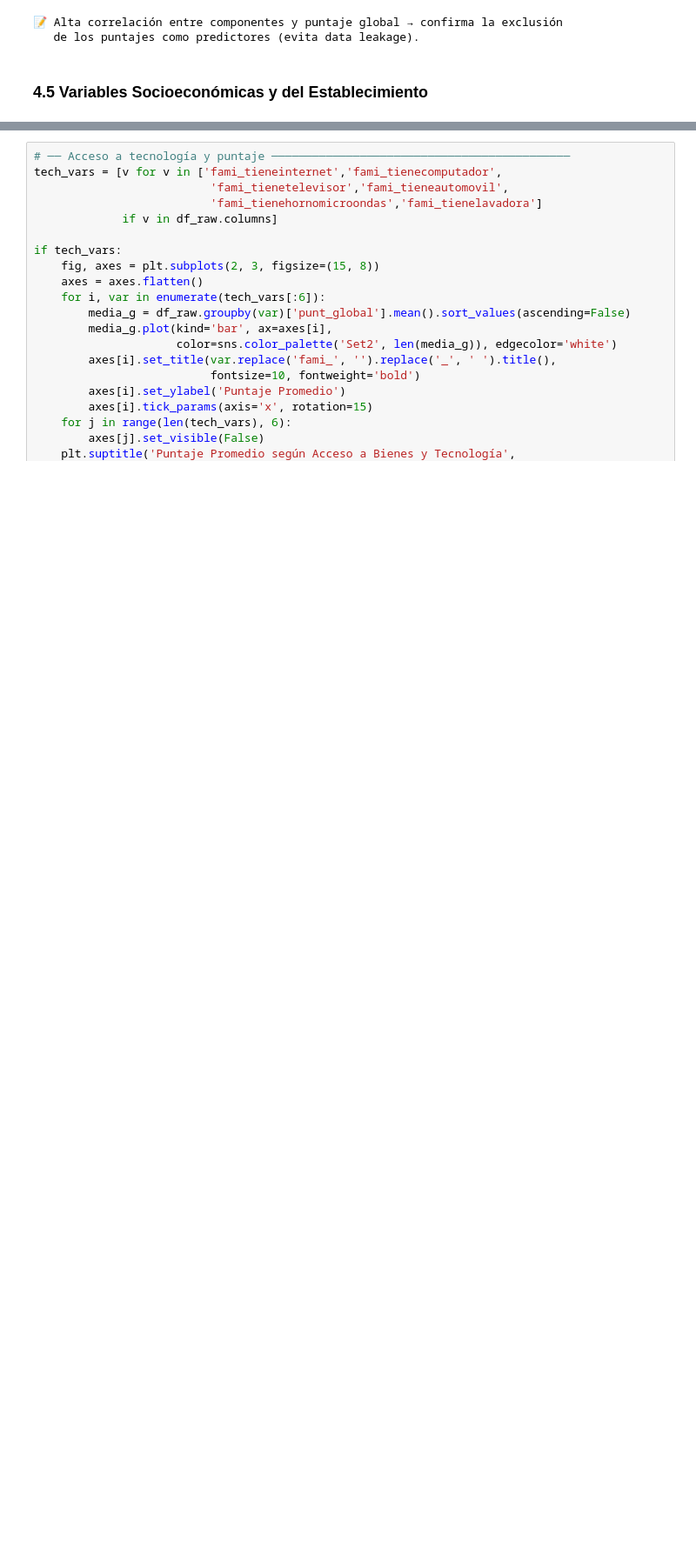
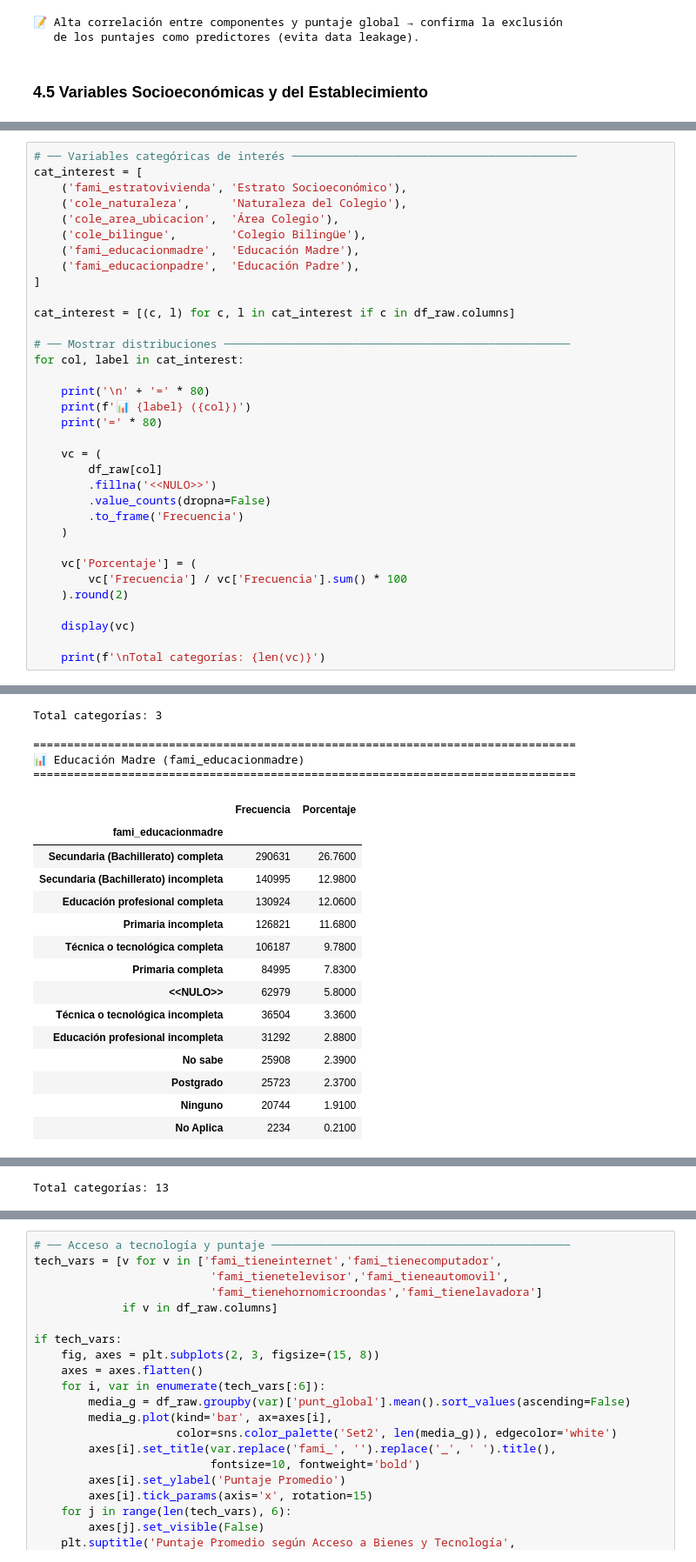
Before and after one commit to ccarvajalesc/PUJ-ML-Proyecto, a Jupyter notebook: Notebooks/Saber11_ML_Proyecto_V2.ipynb, the cells around one changed output, grey strips where cells are left out. Shown at 87% size. Saved outputs shown, nothing was run; the diff lists cells and outputs as text; blank space fills up the shorter version.

```diff
--- a/Notebooks/Saber11_ML_Proyecto_V2.ipynb
+++ b/Notebooks/Saber11_ML_Proyecto_V2.ipynb
@@ -601,0 +677,35 @@ plt.show()
+# %%
+# ── Variables categóricas de interés ──────────────────────────────────────────
+cat_interest = [
+    ('fami_estratovivienda', 'Estrato Socioeconómico'),
+    ('cole_naturaleza',      'Naturaleza del Colegio'),
+    ('cole_area_ubicacion',  'Área Colegio'),
+    ('cole_bilingue',        'Colegio Bilingüe'),
+    ('fami_educacionmadre',  'Educación Madre'),
+    ('fami_educacionpadre',  'Educación Padre'),
+]
+
+cat_interest = [(c, l) for c, l in cat_interest if c in df_raw.columns]
+
+# ── Mostrar distribuciones ───────────────────────────────────────────────────
+for col, label in cat_interest:
+
+    print('\n' + '=' * 80)
+    print(f'📊 {label} ({col})')
+    print('=' * 80)
+
+    vc = (
+        df_raw[col]
+        .fillna('<<NULO>>')
+        .value_counts(dropna=False)
+        .to_frame('Frecuencia')
+    )
+
+    vc['Porcentaje'] = (
+        vc['Frecuencia'] / vc['Frecuencia'].sum() * 100
+    ).round(2)
+
+    display(vc)
+
+    print(f'\nTotal categorías: {len(vc)}')
+# %% [output]
@@ -601,0 +755,20 @@ plt.show()
+Total categorías: 3
+
+================================================================================
+📊 Educación Madre (fami_educacionmadre)
+================================================================================
+|  | Frecuencia | Porcentaje |
+| fami_educacionmadre |  |  |
+| Secundaria (Bachillerato) completa | 290631 | 26.7600 |
+| Secundaria (Bachillerato) incompleta | 140995 | 12.9800 |
+| Educación profesional completa | 130924 | 12.0600 |
+| Primaria incompleta | 126821 | 11.6800 |
+| Técnica o tecnológica completa | 106187 | 9.7800 |
+| Primaria completa | 84995 | 7.8300 |
+| <<NULO>> | 62979 | 5.8000 |
+| Técnica o tecnológica incompleta | 36504 | 3.3600 |
+| Educación profesional incompleta | 31292 | 2.8800 |
+| No sabe | 25908 | 2.3900 |
+| Postgrado | 25723 | 2.3700 |
+| Ninguno | 20744 | 1.9100 |
+| No Aplica | 2234 | 0.2100 |
@@ -602,3 +795,4 @@ plt.show()
+Total categorías: 13
 # %%
 # ── Puntaje global promedio por estrato y naturaleza ─────────────────────────
 fig, axes = plt.subplots(1, 2, figsize=(14, 5))
```
Also changed, not shown: parts of 10 cells of this notebook, 27 other files.
